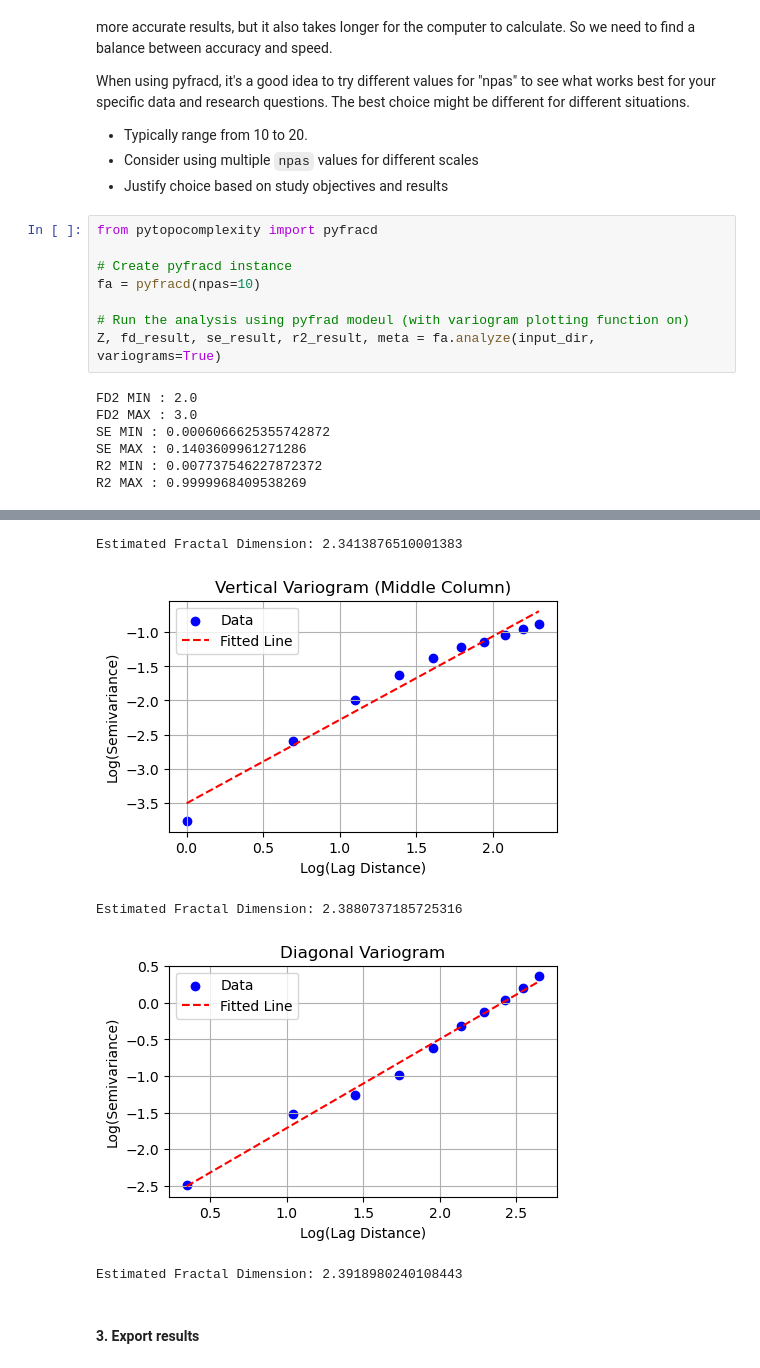
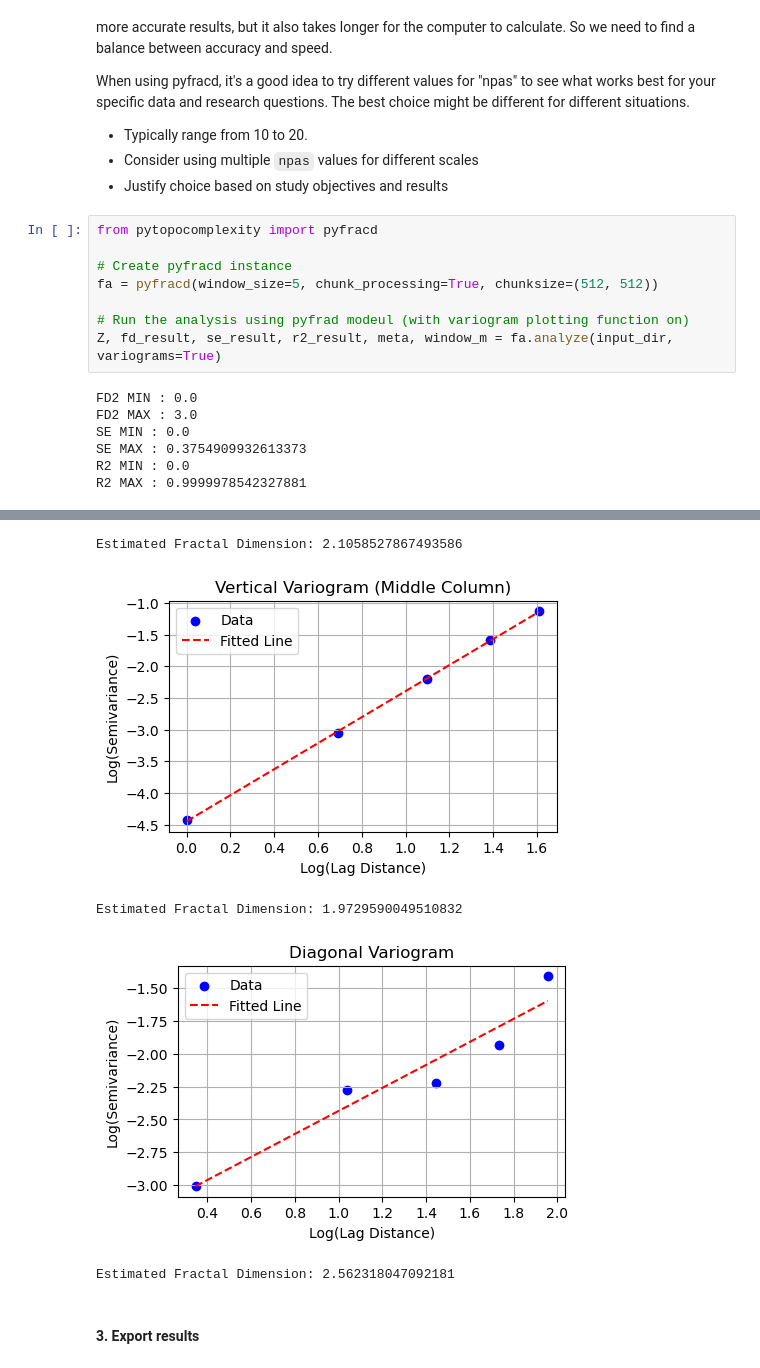
Before and after one commit to GeoLarryLai/pyTopoComplexity, a Jupyter notebook: example/pyfracd_example.ipynb, the cells around one changed output, grey strips where cells are left out. Saved outputs shown, nothing was run; the diff lists cells and outputs as text.

```diff
--- a/example/pyfracd_example.ipynb
+++ b/example/pyfracd_example.ipynb
@@ -91,14 +91,14 @@ When using pyfracd, it's a good idea to try different values for "npas" to see w
 from pytopocomplexity import pyfracd
 
 # Create pyfracd instance
-fa = pyfracd(npas=10)
+fa = pyfracd(window_size=5, chunk_processing=True, chunksize=(512, 512))
 
 # Run the analysis using pyfrad modeul (with variogram plotting function on)
-Z, fd_result, se_result, r2_result, meta = fa.analyze(input_dir, variograms=True)
+Z, fd_result, se_result, r2_result, meta, window_m = fa.analyze(input_dir, variograms=True)
 # %% [output]
-FD2 MIN : 2.0
+FD2 MIN : 0.0
 FD2 MAX : 3.0
-SE MIN : 0.0006066625355742872
-SE MAX : 0.1403609961271286
-R2 MIN : 0.007737546227872372
-R2 MAX : 0.9999968409538269
+SE MIN : 0.0
+SE MAX : 0.3754909932613373
+R2 MIN : 0.0
+R2 MAX : 0.9999978542327881
@@ -106,8 +106,8 @@ R2 MAX : 0.9999968409538269
-Estimated Fractal Dimension: 2.3413876510001383
+Estimated Fractal Dimension: 2.1058527867493586
-[figure, old version]
+[figure, new version]
-Estimated Fractal Dimension: 2.3880737185725316
+Estimated Fractal Dimension: 1.9729590049510832
-[figure, old version]
+[figure, new version]
-Estimated Fractal Dimension: 2.3918980240108443
+Estimated Fractal Dimension: 2.562318047092181
 # %% [markdown]
 #### 3. Export results
 # %%
```
Also changed, not shown: parts of 3 cells of this notebook, 2 other files.
